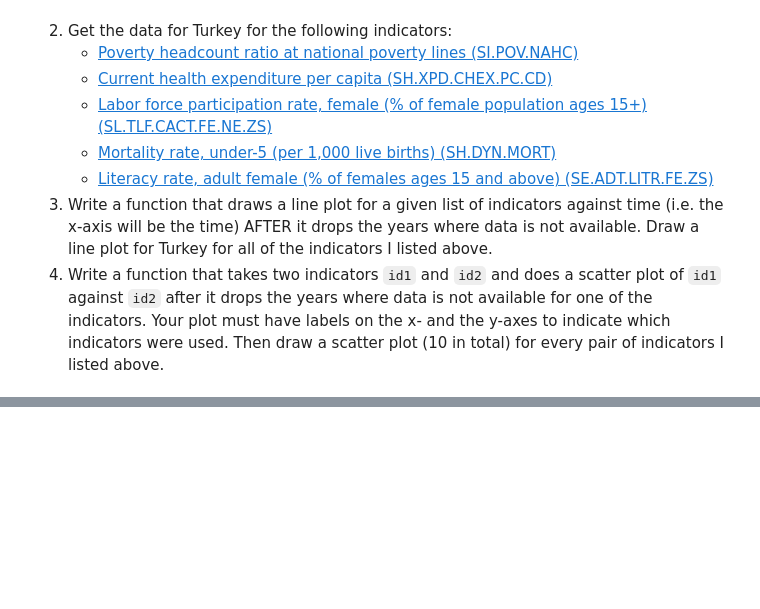
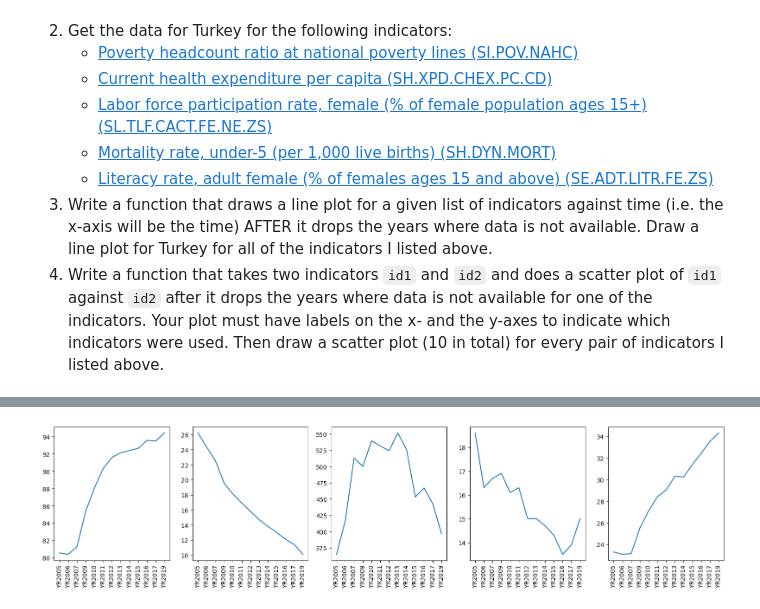
Before and after one commit to kaygun/2022-Fall-381E, a Jupyter notebook: HW2.ipynb, the cells around one changed output, grey strips where cells are left out. Cells and saved outputs as stored; diff of their text form; code cells hidden in the pictures; blank space fills up the shorter version.

```diff
--- a/HW2.ipynb
+++ b/HW2.ipynb
@@ -36,0 +124,6 @@ For this question we are going to use [Wordbank Data](https://data.worldbank.org
+# %%
+def getData(country,indices):
+    return wb.data.DataFrame(indices,economy=country)
+# %%
+data = getData('TUR',['SI.POV.NAHC','SH.XPD.CHEX.PC.CD','SL.TLF.CACT.FE.NE.ZS','SH.DYN.MORT','SE.ADT.LITR.FE.ZS'])
+data
@@ -36,0 +139,3 @@ For this question we are going to use [Wordbank Data](https://data.worldbank.org
+# %%
+data = data.T.dropna()
+data
@@ -36,0 +157,8 @@ For this question we are going to use [Wordbank Data](https://data.worldbank.org
+# %%
+fig, ax = plt.subplots(1,5, figsize=(20,4))
+
+for i,x in enumerate(data.columns):
+    ax[i].tick_params(axis='x', rotation=90)
+    ax[i].plot(data.index,data[x])
+# %% [output]
+[figure, added]
```
Also changed, not shown: parts of 14 cells of this notebook.
